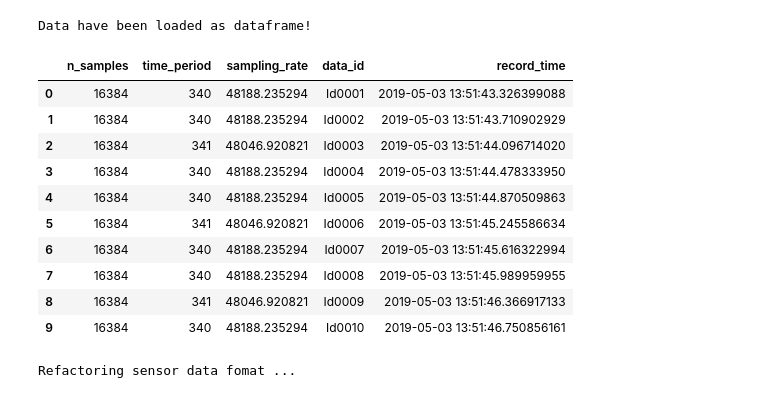
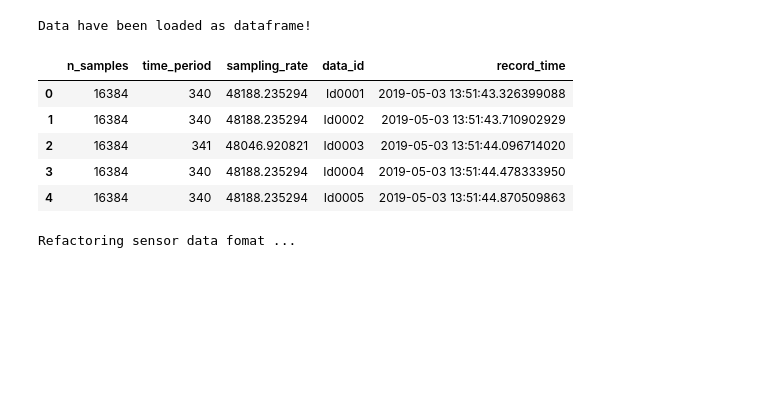
Before and after one commit to geraldgong/pump_sensor, a Jupyter notebook: features.ipynb, the cells around one changed output. Cells and saved outputs as stored; diff of their text form; code cells hidden in the pictures; blank space fills up the shorter version.

```diff
--- a/features.ipynb
+++ b/features.ipynb
@@ -21,19 +22,14 @@ df_pump = load_data(data_dir, filename)
 # %% [output]
 Data have been loaded as dataframe!
 # %%
-df_pump
+df_pump.head()
 # %% [output]
 |  | n_samples | time_period | sampling_rate | data_id | record_time |
 | 0 | 16384 | 340 | 48188.235294 | Id0001 | 2019-05-03 13:51:43.326399088 |
 | 1 | 16384 | 340 | 48188.235294 | Id0002 | 2019-05-03 13:51:43.710902929 |
 | 2 | 16384 | 341 | 48046.920821 | Id0003 | 2019-05-03 13:51:44.096714020 |
 | 3 | 16384 | 340 | 48188.235294 | Id0004 | 2019-05-03 13:51:44.478333950 |
 | 4 | 16384 | 340 | 48188.235294 | Id0005 | 2019-05-03 13:51:44.870509863 |
-| 5 | 16384 | 341 | 48046.920821 | Id0006 | 2019-05-03 13:51:45.245586634 |
-| 6 | 16384 | 340 | 48188.235294 | Id0007 | 2019-05-03 13:51:45.616322994 |
-| 7 | 16384 | 340 | 48188.235294 | Id0008 | 2019-05-03 13:51:45.989959955 |
-| 8 | 16384 | 341 | 48046.920821 | Id0009 | 2019-05-03 13:51:46.366917133 |
-| 9 | 16384 | 340 | 48188.235294 | Id0010 | 2019-05-03 13:51:46.750856161 |
 # %%
 def refactor_data(df):
     # refactor data format
```
Also changed, not shown: parts of 10 cells of this notebook.
